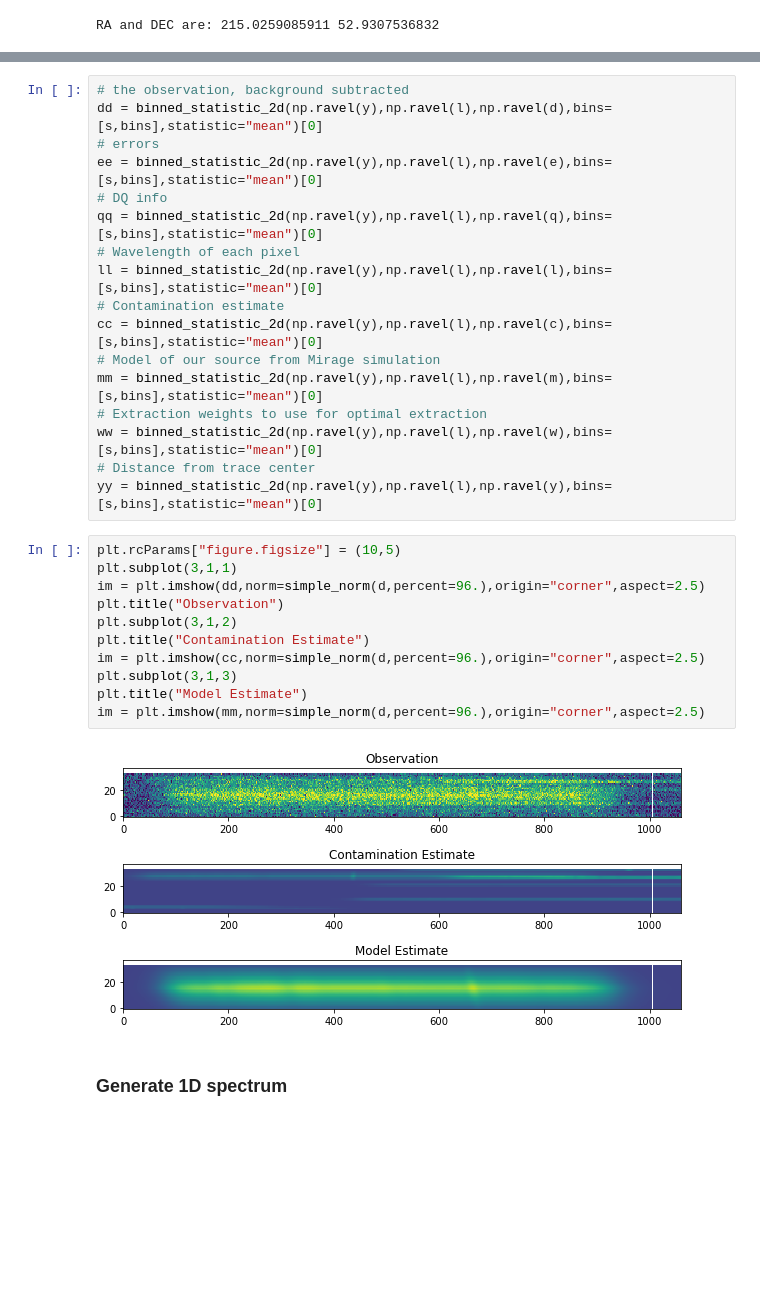
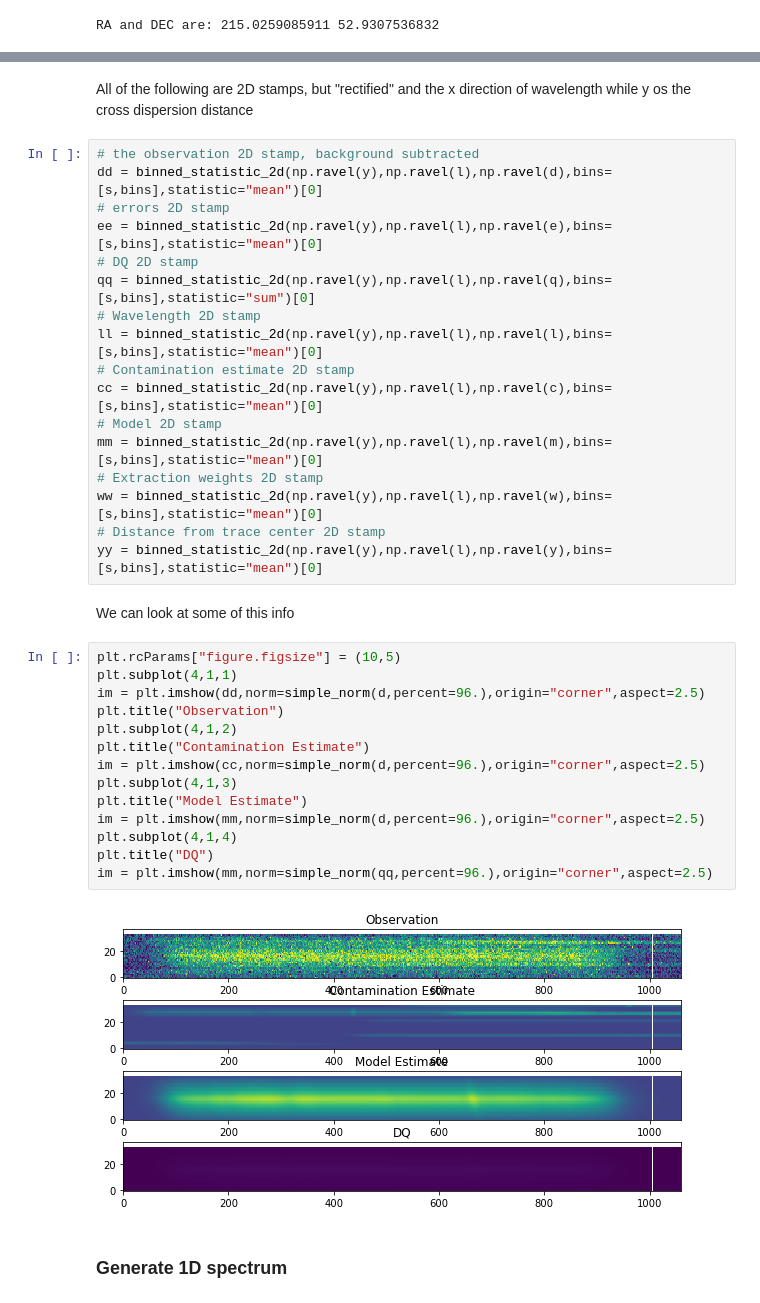
Before and after one commit to npirzkal/MirageExtract, a Jupyter notebook: Extract JWSTSIMS-56.ipynb, the cells around one changed output, grey strips where cells are left out. Cells and saved outputs as stored; diff of their text form; blank space fills up the shorter version.

```diff
--- a/Extract JWSTSIMS-56.ipynb
+++ b/Extract JWSTSIMS-56.ipynb
@@ -227,33 +219,40 @@ s = np.arange(-dy-0.5,dy+0.5+1,1) # bin edges
 bins = np.arange(3.05,4.11, 0.001)
+# %% [markdown]
+All of the following are 2D stamps, but "rectified" and the x direction of wavelength while y os the cross dispersion distance
 # %%
-# the observation, background subtracted
+# the observation 2D stamp, background subtracted
 dd = binned_statistic_2d(np.ravel(y),np.ravel(l),np.ravel(d),bins=[s,bins],statistic="mean")[0]
-# errors
+# errors 2D stamp
 ee = binned_statistic_2d(np.ravel(y),np.ravel(l),np.ravel(e),bins=[s,bins],statistic="mean")[0]
-# DQ info
-qq = binned_statistic_2d(np.ravel(y),np.ravel(l),np.ravel(q),bins=[s,bins],statistic="mean")[0]
-# Wavelength of each pixel
+# DQ 2D stamp
+qq = binned_statistic_2d(np.ravel(y),np.ravel(l),np.ravel(q),bins=[s,bins],statistic="sum")[0]
+# Wavelength 2D stamp
 ll = binned_statistic_2d(np.ravel(y),np.ravel(l),np.ravel(l),bins=[s,bins],statistic="mean")[0]
-# Contamination estimate
+# Contamination estimate 2D stamp
 cc = binned_statistic_2d(np.ravel(y),np.ravel(l),np.ravel(c),bins=[s,bins],statistic="mean")[0]
-# Model of our source from Mirage simulation
+# Model 2D stamp
 mm = binned_statistic_2d(np.ravel(y),np.ravel(l),np.ravel(m),bins=[s,bins],statistic="mean")[0]
-# Extraction weights to use for optimal extraction
+# Extraction weights 2D stamp
 ww = binned_statistic_2d(np.ravel(y),np.ravel(l),np.ravel(w),bins=[s,bins],statistic="mean")[0]
-# Distance from trace center
+# Distance from trace center 2D stamp
 yy = binned_statistic_2d(np.ravel(y),np.ravel(l),np.ravel(y),bins=[s,bins],statistic="mean")[0]
+# %% [markdown]
+We can look at some of this info
 # %%
 plt.rcParams["figure.figsize"] = (10,5)
-plt.subplot(3,1,1)
+plt.subplot(4,1,1)
 im = plt.imshow(dd,norm=simple_norm(d,percent=96.),origin="corner",aspect=2.5)
 plt.title("Observation")
-plt.subplot(3,1,2)
+plt.subplot(4,1,2)
 plt.title("Contamination Estimate")
 im = plt.imshow(cc,norm=simple_norm(d,percent=96.),origin="corner",aspect=2.5)
-plt.subplot(3,1,3)
+plt.subplot(4,1,3)
 plt.title("Model Estimate")
 im = plt.imshow(mm,norm=simple_norm(d,percent=96.),origin="corner",aspect=2.5)
+plt.subplot(4,1,4)
+plt.title("DQ")
+im = plt.imshow(mm,norm=simple_norm(qq,percent=96.),origin="corner",aspect=2.5)
 # %% [output]
-[figure, old version]
+[figure, new version]
 # %% [markdown]
 <h3> Generate 1D spectrum
```
Also changed, not shown: parts of 29 cells of this notebook.
